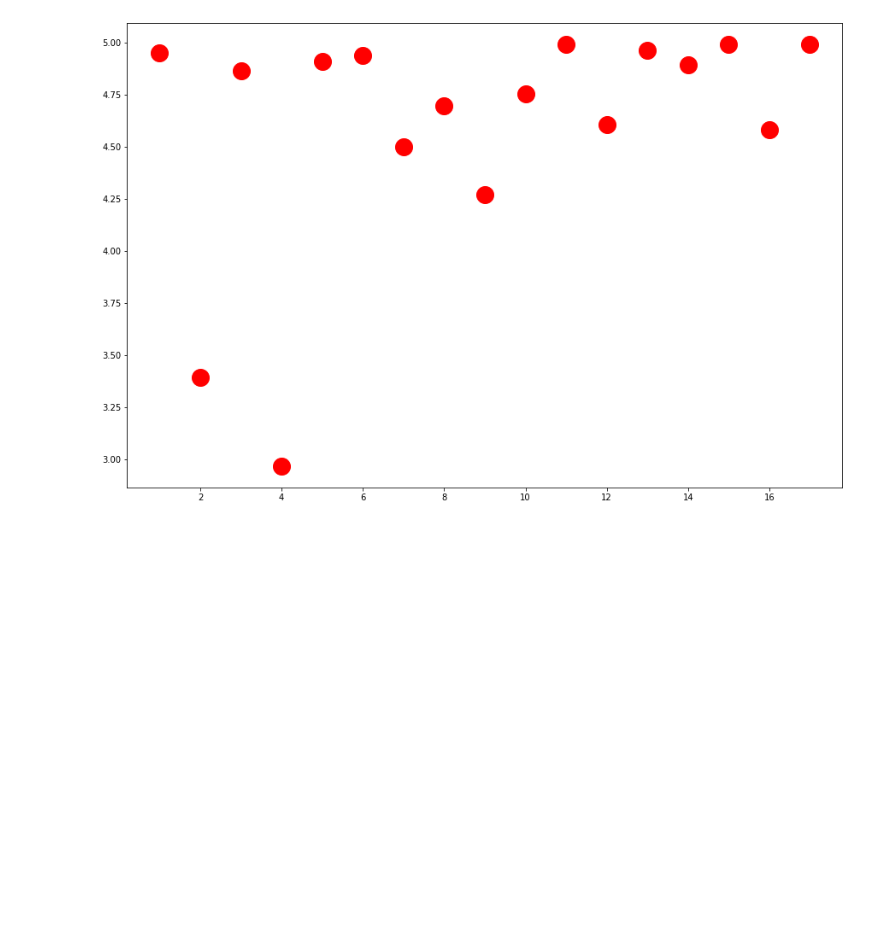
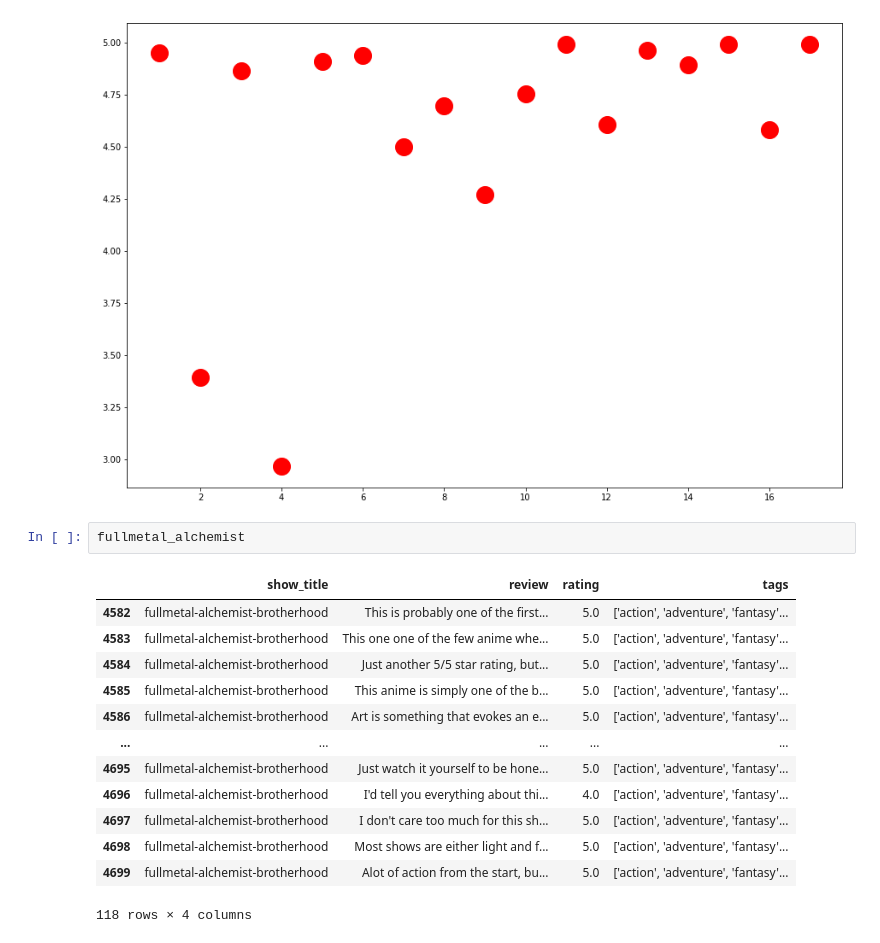
Before and after one commit to something-cool/french-bread, a Jupyter notebook: data_visual.ipynb, the cells around one changed output. Saved outputs shown, nothing was run; the diff lists cells and outputs as text; blank space fills up the shorter version.

```diff
--- a/data_visual.ipynb
+++ b/data_visual.ipynb
@@ -195,3 +195,19 @@ plt.show()
 # %% [output]
 ValueError: args must contain [xmin xmax ymin ymax]
 [figure]
+# %%
+fullmetal_alchemist
+# %% [output]
+|  | show_title | review | rating | tags |
+| 4582 | fullmetal-alchemist-brotherhood | This is probably one of the first... | 5.0 | ['action', 'adventure', 'fantasy'... |
+| 4583 | fullmetal-alchemist-brotherhood | This one one of the few anime whe... | 5.0 | ['action', 'adventure', 'fantasy'... |
+| 4584 | fullmetal-alchemist-brotherhood | Just another 5/5 star rating, but... | 5.0 | ['action', 'adventure', 'fantasy'... |
+| 4585 | fullmetal-alchemist-brotherhood | This anime is simply one of the b... | 5.0 | ['action', 'adventure', 'fantasy'... |
+| 4586 | fullmetal-alchemist-brotherhood | Art is something that evokes an e... | 5.0 | ['action', 'adventure', 'fantasy'... |
+| ... | ... | ... | ... | ... |
+| 4695 | fullmetal-alchemist-brotherhood | Just watch it yourself to be hone... | 5.0 | ['action', 'adventure', 'fantasy'... |
+| 4696 | fullmetal-alchemist-brotherhood | I'd tell you everything about thi... | 4.0 | ['action', 'adventure', 'fantasy'... |
+| 4697 | fullmetal-alchemist-brotherhood | I don't care too much for this sh... | 5.0 | ['action', 'adventure', 'fantasy'... |
+| 4698 | fullmetal-alchemist-brotherhood | Most shows are either light and f... | 5.0 | ['action', 'adventure', 'fantasy'... |
+| 4699 | fullmetal-alchemist-brotherhood | Alot of action from the start, bu... | 5.0 | ['action', 'adventure', 'fantasy'... |
+118 rows × 4 columns
```
Also changed, not shown: parts of 1 cell of this notebook.
